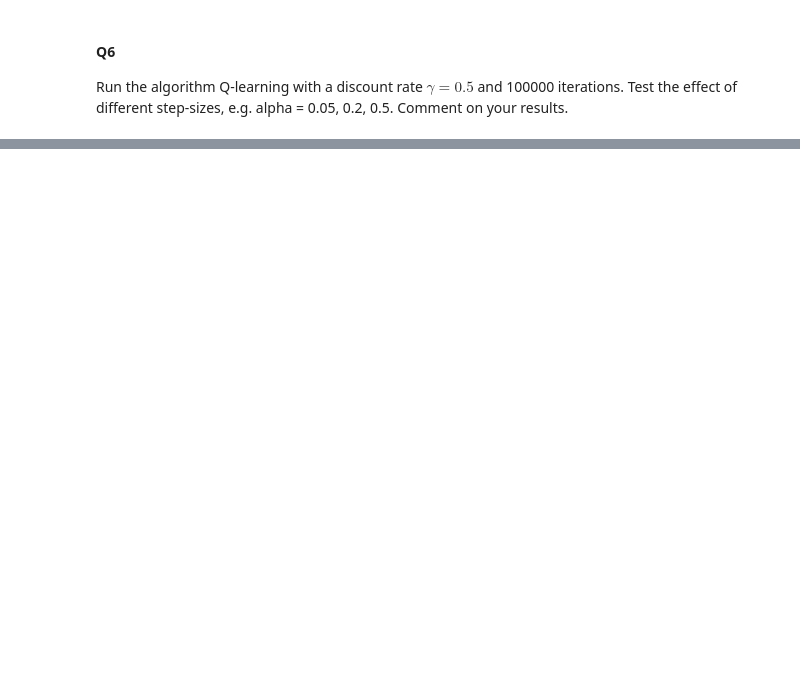
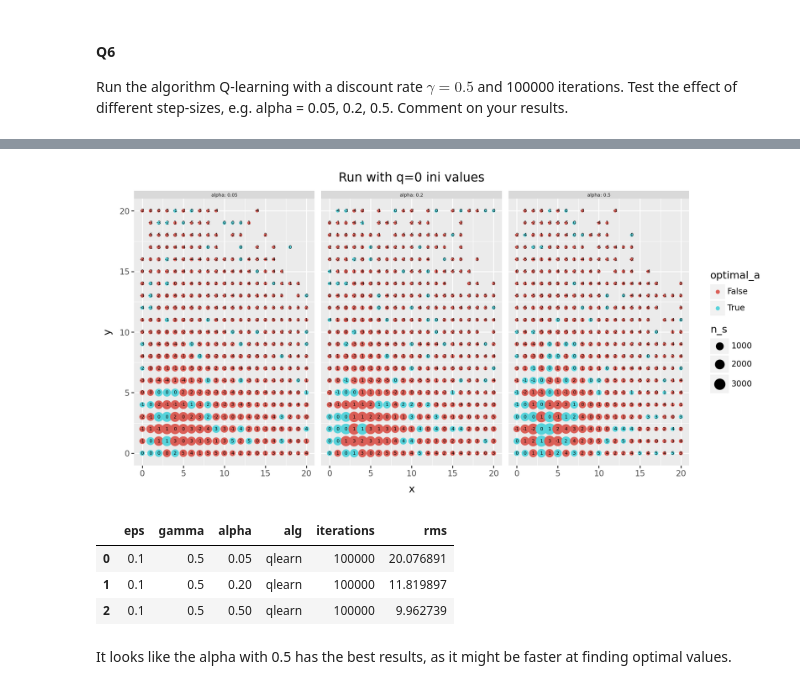
Before and after one commit to simon-mellergaard/RL, a Jupyter notebook: Exercises/11_TD_control.ipynb, the cells around one changed output, grey strips where cells are left out. Drawn from its saved outputs; the diff is of its cells as text; code cells hidden in the pictures; blank space fills up the shorter version.

```diff
--- a/Exercises/11_TD_control.ipynb
+++ b/Exercises/11_TD_control.ipynb
@@ -1491,3 +1663,7 @@ Your comments
 #### Q6
 
 Run the algorithm Q-learning with a discount rate $\gamma = 0.5$ and 100000 iterations. Test the effect of different step-sizes, e.g. alpha = 0.05, 0.2, 0.5. Comment on your results.
+# %%
+#@title Solution
+
+df_rl_alpha = run_alg(max_el=100000, gamma=0.5, alpha=[0.05, 0.2, 0.5], eps=0.1, sarsa=False, exp_sarsa=False, qlear=True, reset=True, verbose=True)
@@ -1494,21 +1677,32 @@ Run the algorithm Q-learning with a discount rate $\gamma = 0.5$ and 100000 iter
 # %%
-#@title Solution
-
-df_rl_alpha = run_alg(___)
-
-pt = (___
+pt = (ggplot(df_rl_alpha, aes(x='x', y='y', color='optimal_a', size='n_s'))
+     + geom_point()
+     + geom_text(aes(label='a'), size=5, color = "black")
+     + facet_wrap('~ alpha', labeller="label_both")
+     + labs(title='Run with q=0 ini values')
+     + theme(strip_text_x=element_text(size=5), figure_size=(10,5))
 )
 pt.show()
 
 ## Weighted RMS
 res = (df_rl_alpha
     >> group_by(X.iterations, X.alg, X.alpha, X.gamma, X.eps)
     >> summarize(rms=((X.n_s/100000) * ((X.q - X.Value) ** 2)).sum())
 )
 res['rms'] = [np.sqrt(x) for x in res['rms']]
 display(res)
 
 
 display(Markdown(f"""
-Your comments
+It looks like the alpha with 0.5 has the best results, as it might be faster at
+finding optimal values.
 """))
+# %% [output]
+[figure, added]
+|  | eps | gamma | alpha | alg | iterations | rms |
+| 0 | 0.1 | 0.5 | 0.05 | qlearn | 100000 | 20.076891 |
+| 1 | 0.1 | 0.5 | 0.20 | qlearn | 100000 | 11.819897 |
+| 2 | 0.1 | 0.5 | 0.50 | qlearn | 100000 | 9.962739 |
+
+It looks like the alpha with 0.5 has the best results, as it might be faster at
+finding optimal values.
```
Also changed, not shown: parts of 10 cells of this notebook.
